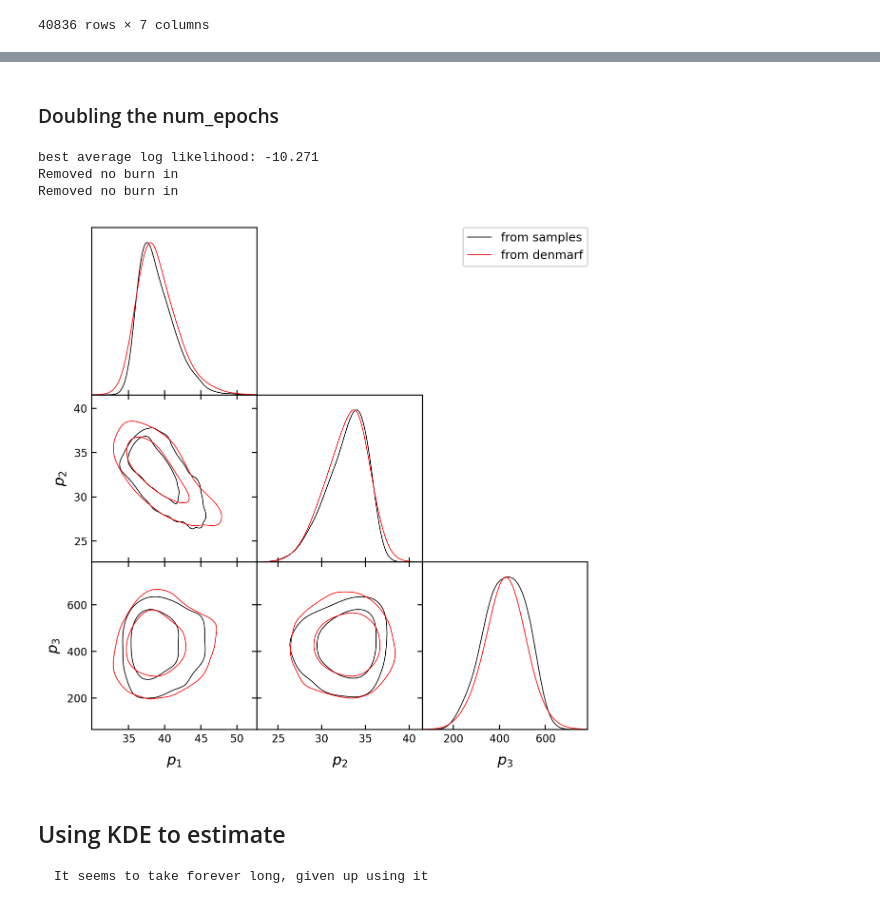
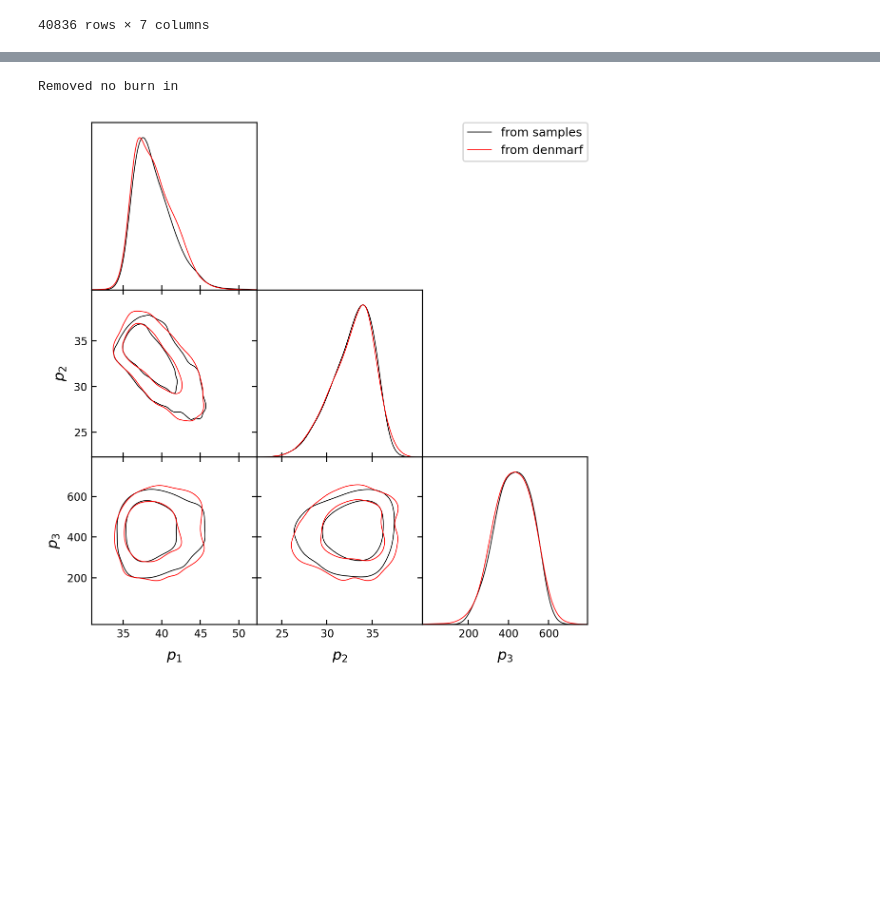
Before and after one commit to manchunyeung/popnflow, a Jupyter notebook: MAF.ipynb, the cells around one changed output, grey strips where cells are left out. Saved outputs shown, nothing was run; the diff lists cells and outputs as text; code cells hidden in the pictures; blank space fills up the shorter version.

```diff
--- a/MAF.ipynb
+++ b/MAF.ipynb
@@ -171,14 +151,0 @@ Removed no burn in
-# %%
-de2 = DensityEstimate().fit(
-    parameters,
-    num_blocks=2,
-    num_hidden=10,
-    num_epochs=100,
-)
-
-samples_exact = MCSamples(samples=parameters_eval, label="from samples")
-
-xgen_maf = de2.sample(12000)
-samples_maf = MCSamples(samples=xgen_maf, label="from denmarf")
-g1 = plots.get_subplot_plotter()
-g1.triangle_plot([samples_exact, samples_maf], filled=False)
@@ -190,24 +151,0 @@ Removed no burn in
-# %% [markdown]
-### Doubling the num_epochs
-# %%
-de3 = DensityEstimate().fit(
-    parameters,
-    num_blocks=2,
-    num_hidden=5,
-    num_epochs=200,
-)
-
-samples_exact = MCSamples(samples=parameters_eval, label="from samples")
-
-xgen_maf = de3.sample(12000)
-samples_maf = MCSamples(samples=xgen_maf, label="from denmarf")
-g1 = plots.get_subplot_plotter()
-g1.triangle_plot([samples_exact, samples_maf], filled=False)
-# %% [output]
-best average log likelihood: -10.271
-Removed no burn in
-Removed no burn in
-[figure, removed]
-# %% [markdown]
-## Using KDE to estimate
-    It seems to take forever long, given up using it
@@ -232,0 +152,9 @@ Removed no burn in
+# %%
+de = DensityEstimate.from_file(filename="data/denmarf_blocks64.pkl")
+xgen_maf = de.sample(12000)
+samples_maf = MCSamples(samples=xgen_maf, label="from denmarf")
+g2 = plots.get_subplot_plotter()
+g2.triangle_plot([samples_exact, samples_maf], filled=False)
+# %% [output]
+Removed no burn in
+[figure, added]
```
Also changed, not shown: parts of 13 cells of this notebook, 8 other files.
